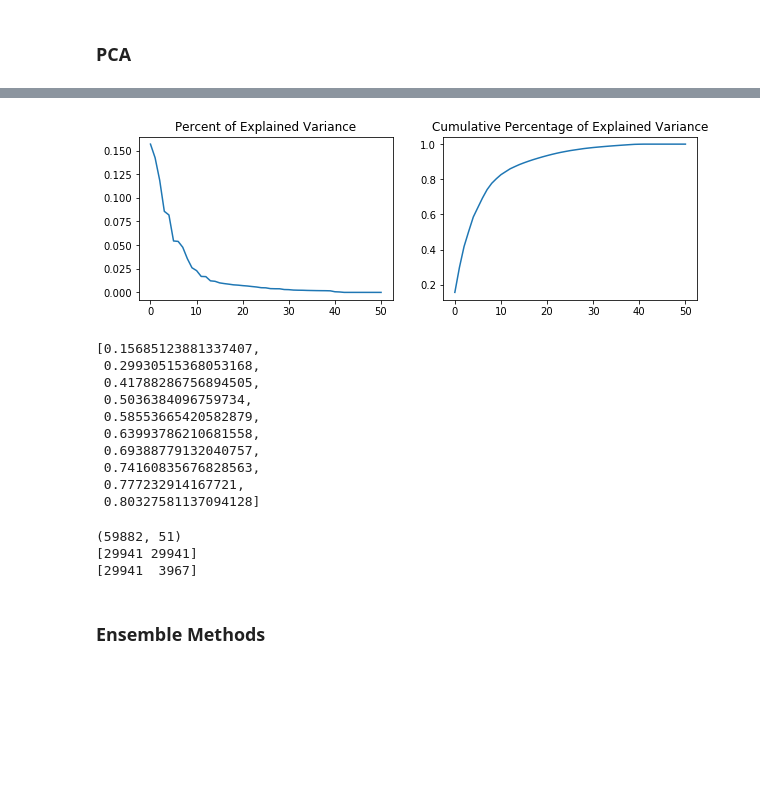
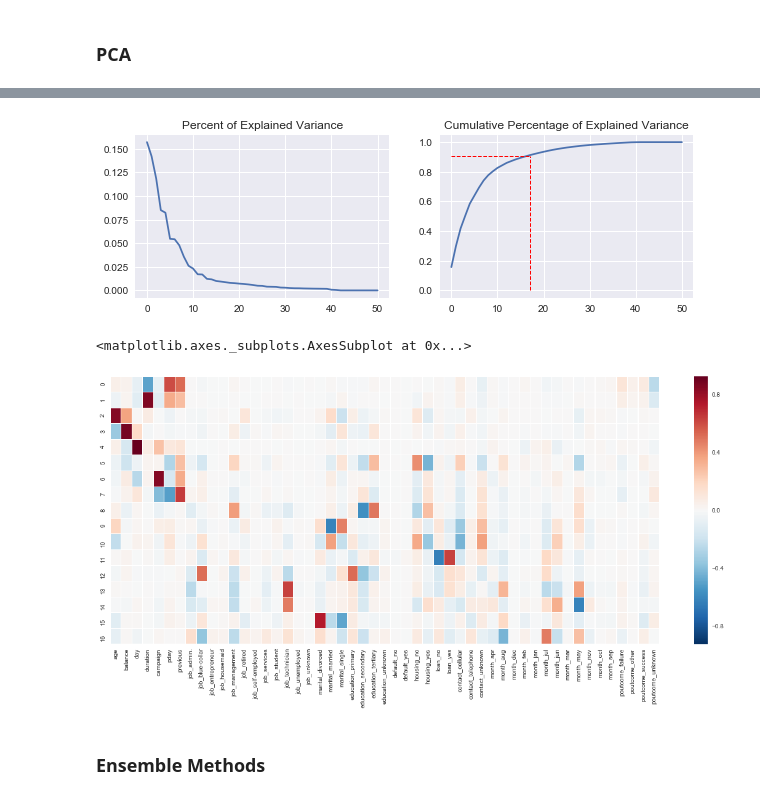
Before and after one commit to lingblahblah/Big-Data-in-Finance, a Jupyter notebook: Data Analysis.ipynb, the cells around one changed output, grey strips where cells are left out. Cells and saved outputs as stored; diff of their text form; code cells hidden in the pictures; blank space fills up the shorter version.

```diff
--- a/Data Analysis.ipynb
+++ b/Data Analysis.ipynb
@@ -278,38 +270,35 @@ cum_explained_var_ratio[:10]
 # %%
-'''PCA with Balanced Data: RandomUnderSampler'''
+'''PCA with Balanced Data: SMOTE'''
 X_train_pca = pca.fit_transform(X_train_smote)
 fig, (ax11, ax12) = plt.subplots(1, 2, figsize=(10,3))
 ax11.plot(pca.explained_variance_ratio_)
 ax11.title.set_text('Percent of Explained Variance')
 cum_explained_var_ratio = []
 for i in range(len(pca.explained_variance_ratio_)):
     if i == 0:
         cum_explained_var_ratio.append(pca.explained_variance_ratio_[i])
     else:
         cum_explained_var_ratio.append(cum_explained_var_ratio[i-1] + pca.explained_variance_ratio_[i])
 ax12.plot(cum_explained_var_ratio)
+ax12.plot((17,17),(0,cum_explained_var_ratio[16]),'r--', linewidth=1.0)
+ax12.plot((0,17),(cum_explained_var_ratio[16],cum_explained_var_ratio[16]),'r--', linewidth=1.0)
+
 ax12.title.set_text('Cumulative Percentage of Explained Variance')
 plt.show()
-cum_explained_var_ratio[:10]
+# 17 -> 90%
+# 24 -> 95%
+# 36 -> 99%
 # %% [output]
-[figure, old version]
+[figure, new version]
-[0.15685123881337407,
- 0.29930515368053168,
- 0.41788286756894505,
- 0.5036384096759734,
- 0.58553665420582879,
- 0.63993786210681558,
- 0.69388779132040757,
- 0.74160835676828563,
- 0.777232914167721,
- 0.80327581137094128]
-# %%
-print(X_train_smote.shape)
-print(np.bincount(y_train_smote))
-print(np.bincount(y_train))
-# %% [output]
-(59882, 51)
-[29941 29941]
-[29941  3967]
+# %%
+%matplotlib inline
+
+fig, ax = plt.subplots(figsize=(20,8))
+col = df.drop('y',axis=1).columns.values
+sns.heatmap(pd.DataFrame(pca.components_[0:17,:], columns = col), ax=ax, annot=False, linewidths=.1, fmt="d")
+# pca.components_.shape = (n_components, n_features)
+# %% [output]
+<matplotlib.axes._subplots.AxesSubplot at 0x...>
+[figure, added]
 # %% [markdown]
 ### Ensemble Methods
```
Also changed, not shown: parts of 4 cells of this notebook.
